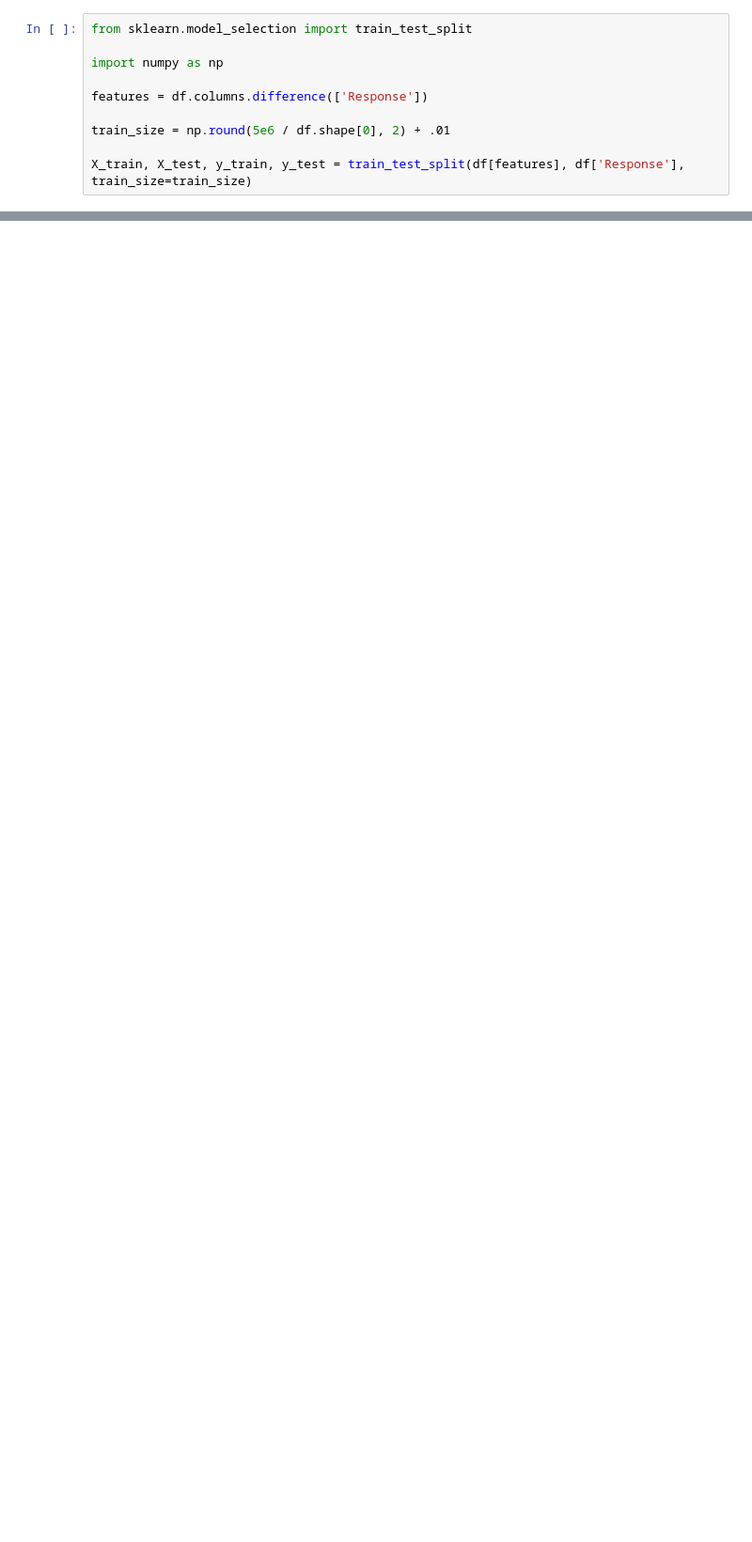
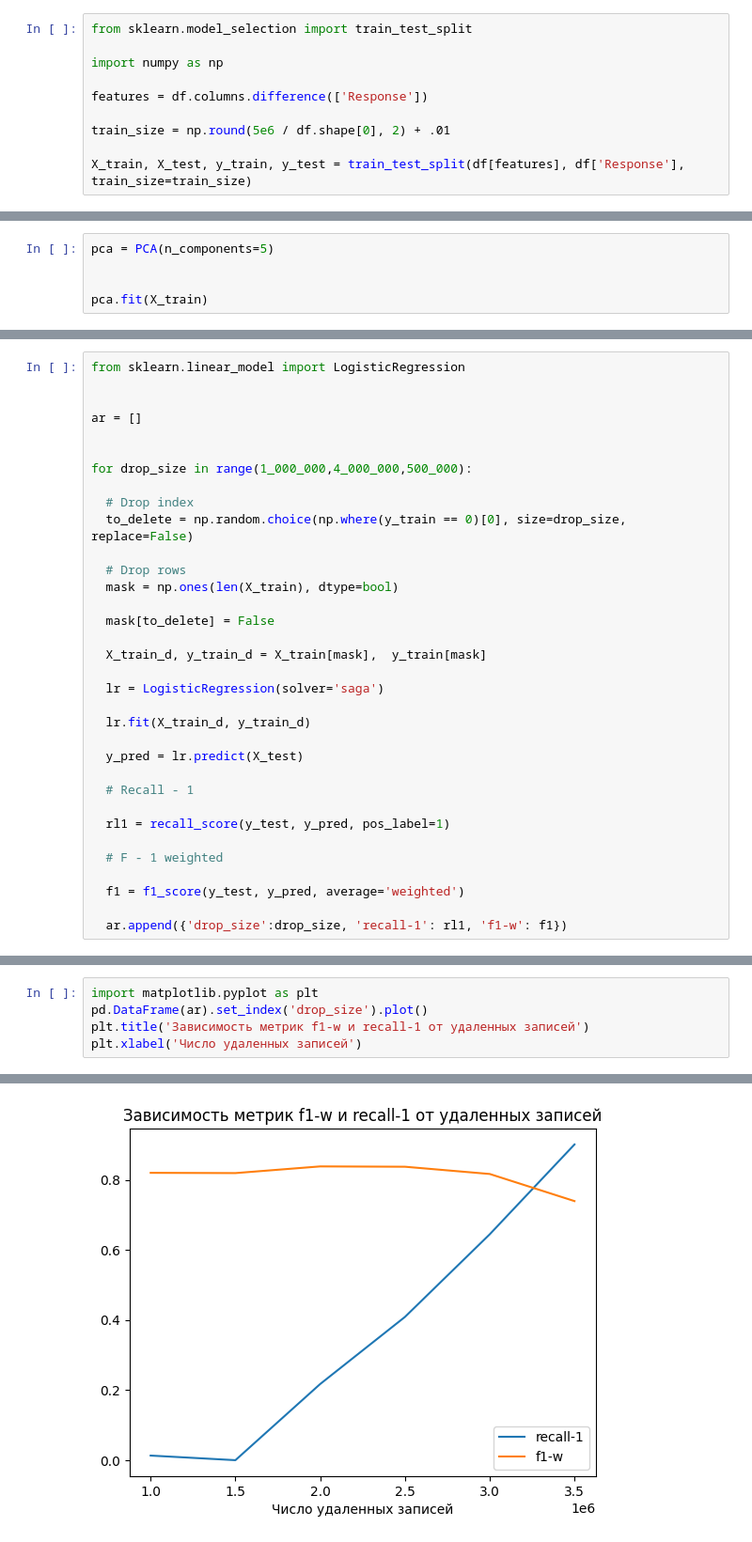
Before and after one commit to Vladislav-maker/Binary-Classification, a Jupyter notebook: 01_Training_model.ipynb, the cells around one changed output, grey strips where cells are left out. Shown: that part at 94% size. Cells and saved outputs as stored; diff of their text form; blank space fills up the shorter version.

```diff
--- a/01_Training_model.ipynb
+++ b/01_Training_model.ipynb
@@ -98,0 +98,5 @@ X_train
+# %%
+pca = PCA(n_components=5)
+
+
+pca.fit(X_train)
@@ -98,0 +137,34 @@ X_train
+# %%
+from sklearn.linear_model import LogisticRegression
+
+
+ar = []
+
+
+for drop_size in range(1_000_000,4_000_000,500_000):
+
+  # Drop index
+  to_delete = np.random.choice(np.where(y_train == 0)[0], size=drop_size, replace=False)
+
+  # Drop rows
+  mask = np.ones(len(X_train), dtype=bool)
+
+  mask[to_delete] = False
+
+  X_train_d, y_train_d = X_train[mask],  y_train[mask]
+
+  lr = LogisticRegression(solver='saga')
+
+  lr.fit(X_train_d, y_train_d)
+
+  y_pred = lr.predict(X_test)
+
+  # Recall - 1
+
+  rl1 = recall_score(y_test, y_pred, pos_label=1)
+
+  # F - 1 weighted
+
+  f1 = f1_score(y_test, y_pred, average='weighted')
+
+  ar.append({'drop_size':drop_size, 'recall-1': rl1, 'f1-w': f1})
@@ -98,0 +189,6 @@ X_train
+# %%
+import matplotlib.pyplot as plt
+pd.DataFrame(ar).set_index('drop_size').plot()
+plt.title('Зависимость метрик f1-w и recall-1 от удаленных записей')
+plt.xlabel('Число удаленных записей')
+# %% [output]
@@ -98,0 +196 @@ X_train
+[figure, added]
```
Also changed, not shown: parts of 35 cells of this notebook, 1 other file.
